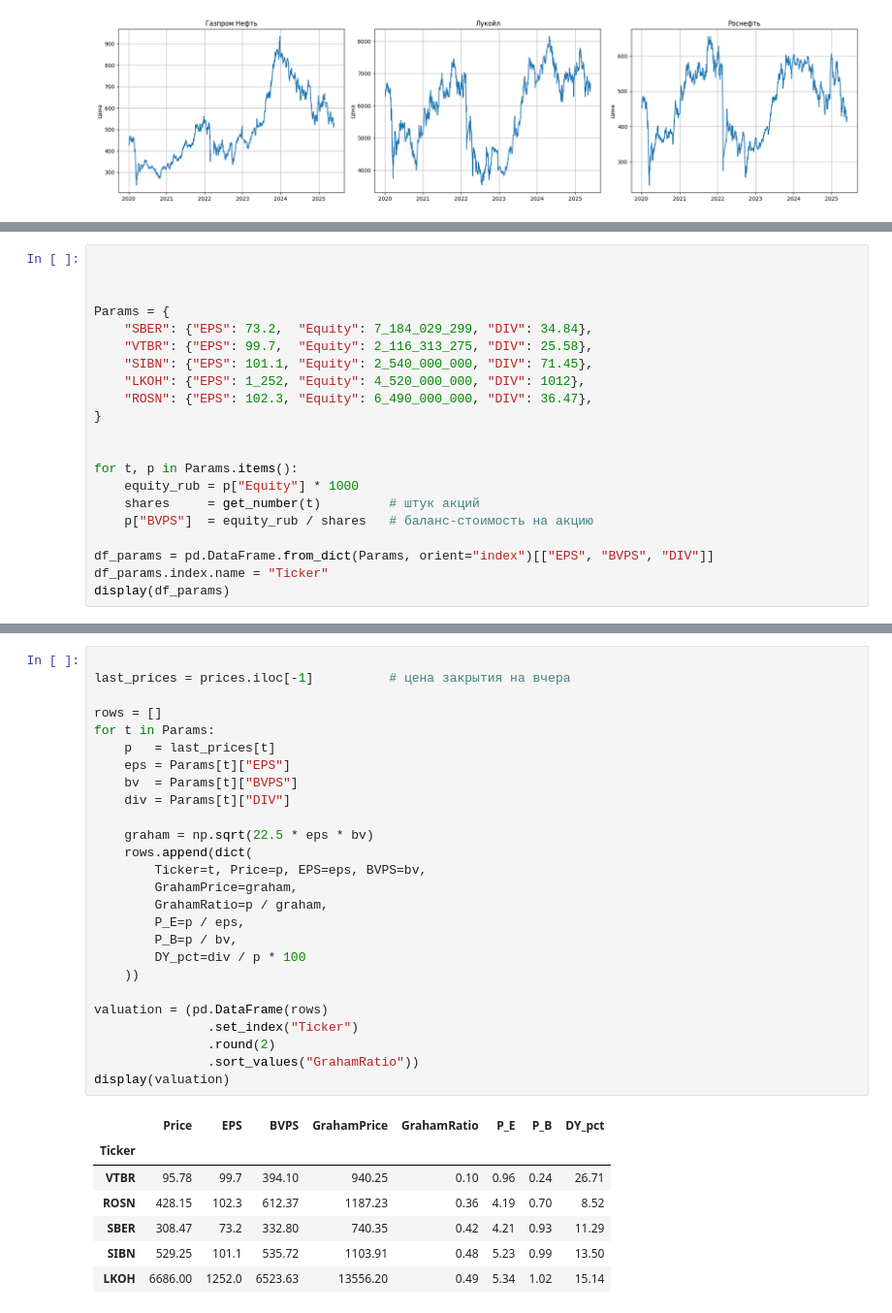
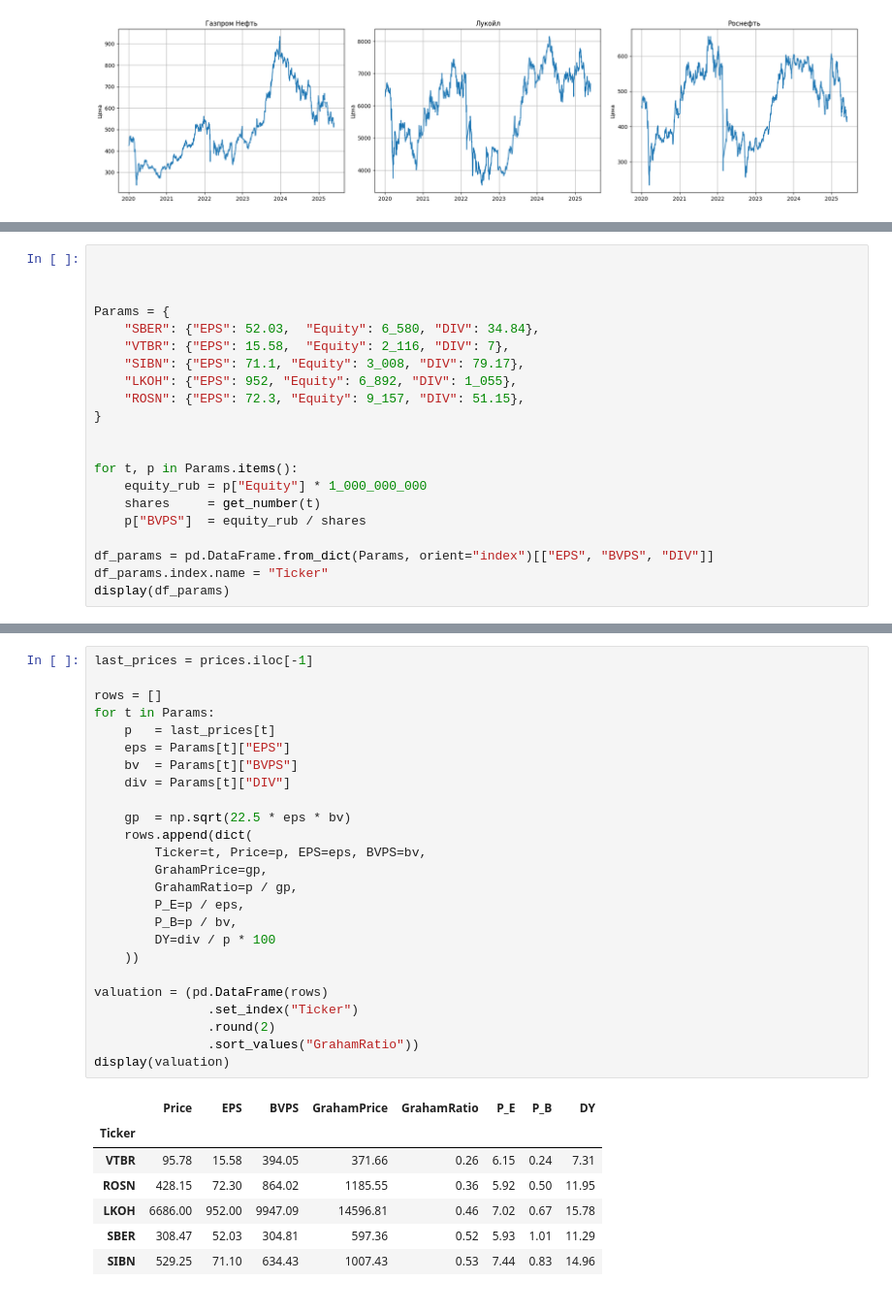
Before and after one commit to Lepiev/finance, a Jupyter notebook: analysis.ipynb, the cells around one changed output, grey strips where cells are left out. Shown: that part at 97% size. Drawn from its saved outputs; the diff is of its cells as text.

```diff
--- a/analysis.ipynb
+++ b/analysis.ipynb
@@ -92,18 +92,18 @@ plt.show()
 
 
 Params = {
-    "SBER": {"EPS": 73.2,  "Equity": 7_184_029_299, "DIV": 34.84},
-    "VTBR": {"EPS": 99.7,  "Equity": 2_116_313_275, "DIV": 25.58},
-    "SIBN": {"EPS": 101.1, "Equity": 2_540_000_000, "DIV": 71.45},
-    "LKOH": {"EPS": 1_252, "Equity": 4_520_000_000, "DIV": 1012},
-    "ROSN": {"EPS": 102.3, "Equity": 6_490_000_000, "DIV": 36.47},
+    "SBER": {"EPS": 52.03,  "Equity": 6_580, "DIV": 34.84},
+    "VTBR": {"EPS": 15.58,  "Equity": 2_116, "DIV": 7},
+    "SIBN": {"EPS": 71.1, "Equity": 3_008, "DIV": 79.17},
+    "LKOH": {"EPS": 952, "Equity": 6_892, "DIV": 1_055},
+    "ROSN": {"EPS": 72.3, "Equity": 9_157, "DIV": 51.15},
 }
 
 
 for t, p in Params.items():
-    equity_rub = p["Equity"] * 1000
-    shares     = get_number(t)         # штук акций
-    p["BVPS"]  = equity_rub / shares   # баланс-стоимость на акцию
+    equity_rub = p["Equity"] * 1_000_000_000
+    shares     = get_number(t)
+    p["BVPS"]  = equity_rub / shares
 
 df_params = pd.DataFrame.from_dict(Params, orient="index")[["EPS", "BVPS", "DIV"]]
 df_params.index.name = "Ticker"
@@ -119,34 +127,33 @@ display(df_params)
 # %%
-
-last_prices = prices.iloc[-1]          # цена закрытия на вчера
+last_prices = prices.iloc[-1]
 
 rows = []
 for t in Params:
     p   = last_prices[t]
     eps = Params[t]["EPS"]
     bv  = Params[t]["BVPS"]
     div = Params[t]["DIV"]
 
-    graham = np.sqrt(22.5 * eps * bv)
+    gp  = np.sqrt(22.5 * eps * bv)
     rows.append(dict(
         Ticker=t, Price=p, EPS=eps, BVPS=bv,
-        GrahamPrice=graham,
-        GrahamRatio=p / graham,
+        GrahamPrice=gp,
+        GrahamRatio=p / gp,
         P_E=p / eps,
         P_B=p / bv,
-        DY_pct=div / p * 100
+        DY=div / p * 100
     ))
 
 valuation = (pd.DataFrame(rows)
                .set_index("Ticker")
                .round(2)
                .sort_values("GrahamRatio"))
 display(valuation)
 # %% [output]
-|  | Price | EPS | BVPS | GrahamPrice | GrahamRatio | P_E | P_B | DY_pct |
+|  | Price | EPS | BVPS | GrahamPrice | GrahamRatio | P_E | P_B | DY |
 | Ticker |  |  |  |  |  |  |  |  |
-| VTBR | 95.78 | 99.7 | 394.10 | 940.25 | 0.10 | 0.96 | 0.24 | 26.71 |
-| ROSN | 428.15 | 102.3 | 612.37 | 1187.23 | 0.36 | 4.19 | 0.70 | 8.52 |
-| SBER | 308.47 | 73.2 | 332.80 | 740.35 | 0.42 | 4.21 | 0.93 | 11.29 |
-| SIBN | 529.25 | 101.1 | 535.72 | 1103.91 | 0.48 | 5.23 | 0.99 | 13.50 |
-| LKOH | 6686.00 | 1252.0 | 6523.63 | 13556.20 | 0.49 | 5.34 | 1.02 | 15.14 |
+| VTBR | 95.78 | 15.58 | 394.05 | 371.66 | 0.26 | 6.15 | 0.24 | 7.31 |
+| ROSN | 428.15 | 72.30 | 864.02 | 1185.55 | 0.36 | 5.92 | 0.50 | 11.95 |
+| LKOH | 6686.00 | 952.00 | 9947.09 | 14596.81 | 0.46 | 7.02 | 0.67 | 15.78 |
+| SBER | 308.47 | 52.03 | 304.81 | 597.36 | 0.52 | 5.93 | 1.01 | 11.29 |
+| SIBN | 529.25 | 71.10 | 634.43 | 1007.43 | 0.53 | 7.44 | 0.83 | 14.96 |
```
Also changed, not shown: parts of 8 cells of this notebook.
